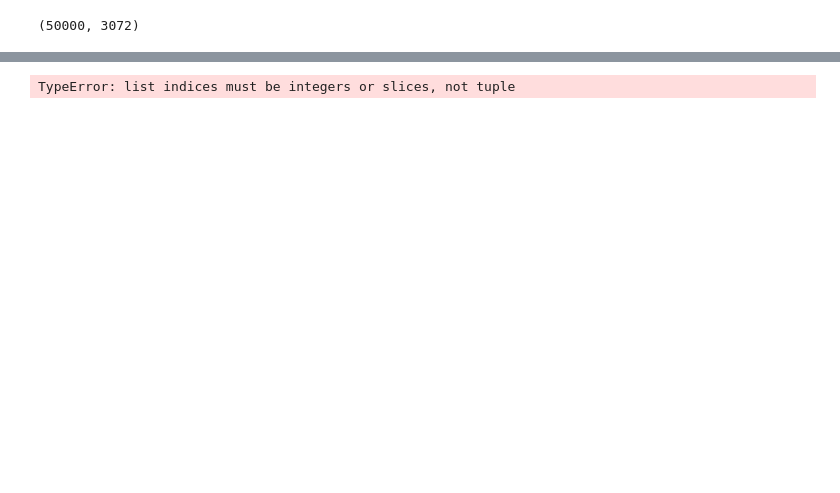
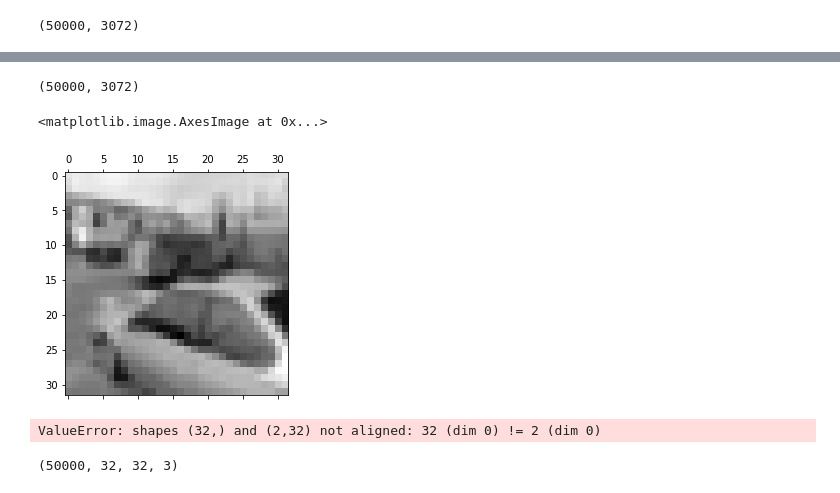
Before and after one commit to weslau/Stats-418-W20, a Jupyter notebook: hw3/q1.ipynb, the cells around one changed output, grey strips where cells are left out. Saved outputs shown, nothing was run; the diff lists cells and outputs as text; code cells hidden in the pictures; blank space fills up the shorter version.

Commit message:
reinstalled python to 64 bit, fixed packages in packages2, and now theres no memory errors in numpy. completed PCA

```diff
--- a/hw3/q1.ipynb
+++ b/hw3/q1.ipynb
@@ -137,6 +169,34 @@ from sklearn.decomposition import PCA
 # %%
-pca = PCA(n_components=3, svd_solver='auto')
-test = pca.fit_transform(train_data[range(10000),:])
-test.shape
+# pca = PCA(n_components=3, svd_solver='auto')
+# test = pca.fit_transform(train_data[range(10000),:])
+# test.shape
-# %% [output]
-TypeError: list indices must be integers or slices, not tuple
+# %%
+train_data_scaled.shape #this is (50000, 3072, 1)
+# train_data.shape #this is (50000, 3072) how is this differnt? third dimension is off, how to reduce dims
+# %% [output]
+(50000, 3072)
+# %%
+image = train_data[[49999, range(1024)]]
+image = image.reshape((32, 32))
+plt.matshow(image, cmap = 'gray')
+# %% [output]
+<matplotlib.image.AxesImage at 0x...>
+[figure, added]
+# %%
+U, s, V = np.linalg.svd(image)
+S = np.zeros((image.shape[0], image.shape[1]))
+S[:image.shape[0], :image.shape[0]] = np.diag(s)
+n_component = 2
+S = S[:, :n_component]
+VT = V.transpose()
+VT = VT[:n_component, :]
+A = U.dot(s.dot(VT))
+print(A)
+# %% [output]
+ValueError: shapes (32,) and (2,32) not aligned: 32 (dim 0) != 2 (dim 0)
+# %%
+train_data_scaled.reshape(50000,3, 32, 32).transpose(0, 2, 3, 1).shape
+#this is in order to split it into images, transpose is in order to order it in a way that tensorflow
+#can use, ie (width, height, num_channel) = 32, 32,3
+# %% [output]
+(50000, 32, 32, 3)
```
Also changed, not shown: parts of 11 cells of this notebook, 4 other files.
